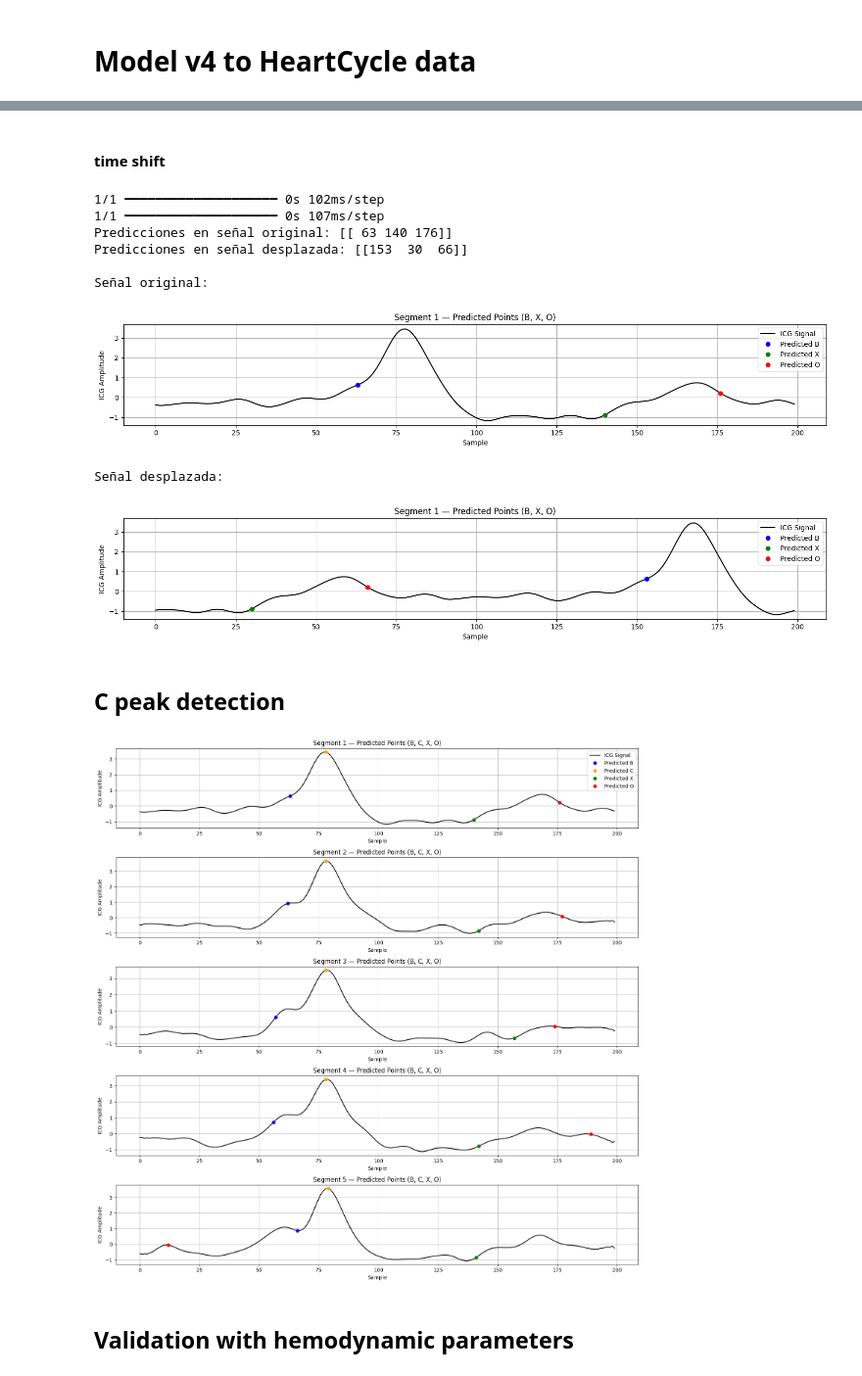
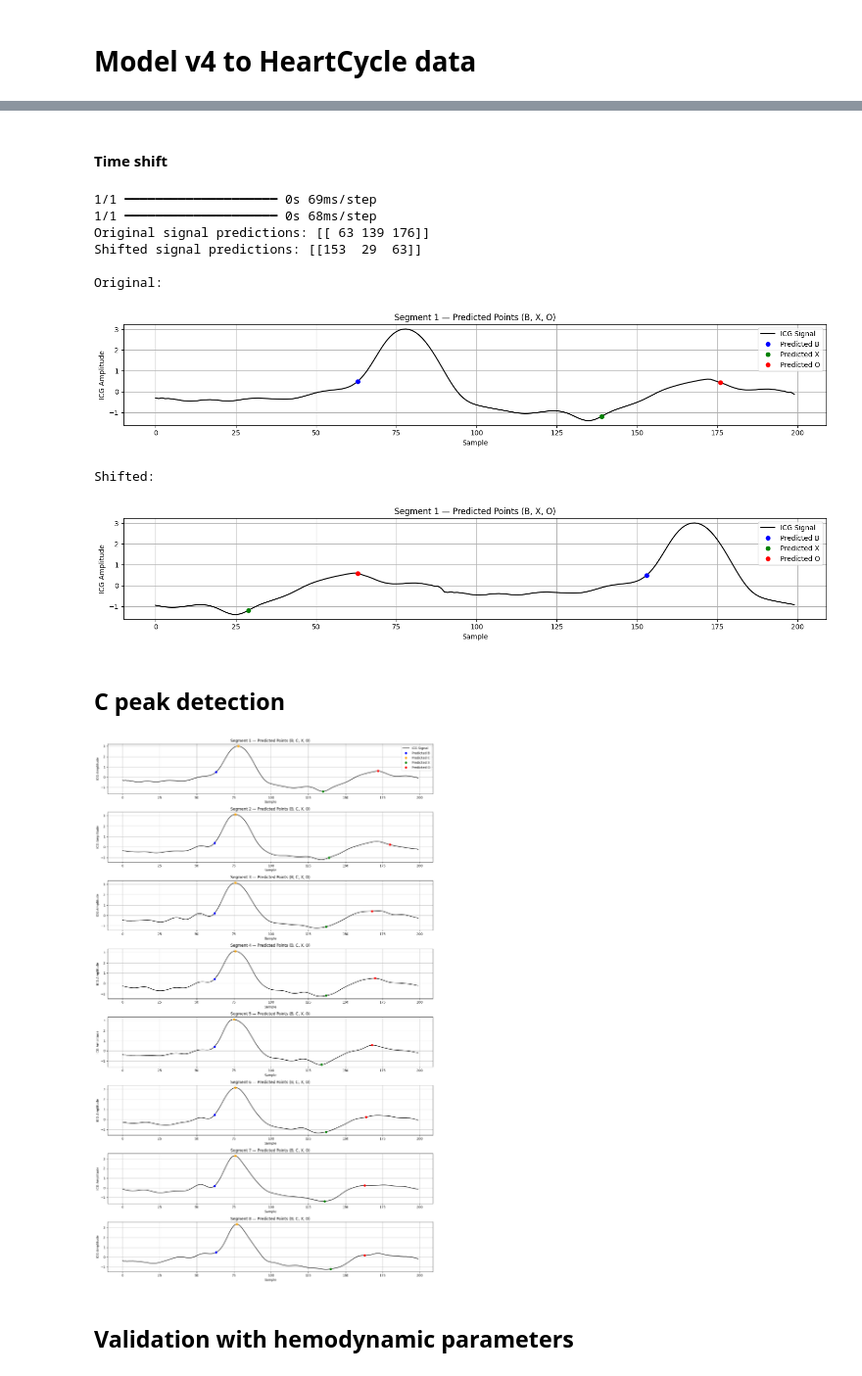
Before and after one commit to eduardo-illueca/icg-project, a Jupyter notebook: Detection/HC_Model_v4.ipynb, the cells around one changed output, grey strips where cells are left out. Shown at 98% size. Cells and saved outputs as stored; diff of their text form; code cells hidden in the pictures.

Commit message:
Refined points + HRV

```diff
--- a/Detection/HC_Model_v4.ipynb
+++ b/Detection/HC_Model_v4.ipynb
@@ -20,9 +22,9 @@ from tensorflow.keras.models import load_model
 # %%
 # mount Google Drive
 drive.mount('/content/drive')
-dir_path = "/content/drive/MyDrive/TFG/Data_HeartCycle/59146237"
+dir_path = "/content/drive/MyDrive/TFG/Data_HeartCycle/59146238"
 
-file_path = '/content/drive/MyDrive/TFG/Data_HeartCycle/59146237/59146237_s0000010.mat'
+file_path = '/content/drive/MyDrive/TFG/Data_HeartCycle/59146238/59146238_s0000041.mat'
 data_hc = sio.loadmat(file_path)
 print(data_hc.keys())
 
@@ -521,5 +424,6 @@ Model input shape: (8, 200, 2)
 # %%
 from google.colab import files
-model = files.upload()
+uploaded = files.upload()
+model = list(uploaded.keys())[0]
 # %% [output]
 [interactive output not drawn]
@@ -578,7 +482,7 @@ X_input = create_model_input(ecg_segments_upsampled, icg_segments_upsampled)
 print("Model input shape:", X_input.shape)  # should be (n_segments, 200, 2)
 
 # 5. Load trained model (3-class B/X/O)
-predictor = load_model('model_divide_2.keras', compile=False)
+predictor = load_model(model, compile=False)
 
 # 6. Predict
 y_pred = predictor.predict(X_input)  # shape: (n_segments, 200, 3)
@@ -618,45 +618,44 @@ Predicted points (B, X, O) on random signal: [[141 194 198]]
 # %% [markdown]
-#### time shift
+#### Time shift
 # %%
-# Selecciona un segmento real (por ejemplo, el primero)
+# Choose a segment and shift
 icg_original = icg_segments_upsampled[0]
 ecg_original = ecg_segments_upsampled[0]
 
-# Desplazamiento circular (por ejemplo, 30 muestras a la derecha)
 shift = 90
 icg_shifted = np.roll(icg_original, shift)
 ecg_shifted = np.roll(ecg_original, shift)
 
-# Crear inputs
+# Create inputs
 X_original = create_model_input(ecg_original[np.newaxis, :], icg_original[np.newaxis, :])
 X_shifted = create_model_input(ecg_shifted[np.newaxis, :], icg_shifted[np.newaxis, :])
 
-# Predecir
+# Predict
 y_pred_original = predictor.predict(X_original)
 y_pred_shifted = predictor.predict(X_shifted)
 
 pred_points_original = extract_predicted_points(y_pred_original)
 pred_points_shifted = extract_predicted_points(y_pred_shifted)
 
-print("Predicciones en señal original:", pred_points_original)
-print("Predicciones en señal desplazada:", pred_points_shifted)
+print("Original signal predictions:", pred_points_original)
+print("Shifted signal predictions:", pred_points_shifted)
 
-# Graficar comparación
-print("\nSeñal original:")
+#plot
+print("\nOriginal:")
 plot_icg_with_predicted_points(X_original[:, :, 0], pred_points_original, n_segments_to_plot=1)
 
-print("\nSeñal desplazada:")
+print("\nShifted:")
 plot_icg_with_predicted_points(X_shifted[:, :, 0], pred_points_shifted, n_segments_to_plot=1)
 # %% [output]
-1/1 ━━━━━━━━━━━━━━━━━━━━ 0s 102ms/step
-1/1 ━━━━━━━━━━━━━━━━━━━━ 0s 107ms/step
-Predicciones en señal original: [[ 63 140 176]]
-Predicciones en señal desplazada: [[153  30  66]]
+1/1 ━━━━━━━━━━━━━━━━━━━━ 0s 69ms/step
+1/1 ━━━━━━━━━━━━━━━━━━━━ 0s 68ms/step
+Original signal predictions: [[ 63 139 176]]
+Shifted signal predictions: [[153  29  63]]
 
-Señal original:
+Original:
-[figure, old version]
+[figure, new version]
-Señal desplazada:
+Shifted:
-[figure, old version]
+[figure, new version]
 # %% [markdown]
 ## C peak detection
 # %%
@@ -693,7 +692,7 @@ def detect_c_peak_after_r(icg_segments, predicted_bxo, offset=50, fs=250):
     predicted_b_c_x_o = np.insert(predicted_bxo, 1, c_indices, axis=1)
     return predicted_b_c_x_o
 # %%
-def plot_icg_with_predicted_points(icg_segments, predicted_points, n_segments_to_plot=5):
+def plot_icg_with_predicted_points(icg_segments, predicted_points, n_segments_to_plot=8):
     """
     Plots ICG segments and marks predicted B, C, X, O points.
     """
@@ -722,13 +721,14 @@ def plot_icg_with_predicted_points(icg_segments, predicted_points, n_segments_to
 # %%
 fs = 250
 offset = int(0.2 * fs)  # 50 if fs = 250 Hz
 
-predicted_bxo = extract_predicted_points(y_pred)  # shape: (n_segments, 3)
-predicted_b_c_x_o = detect_c_peak_after_r(X_input[:, :, 0], predicted_bxo, offset=offset, fs=fs)
+refined_predicted_points = refine_predicted_points(X_input, predicted_labels)
+#predicted_bxo = extract_predicted_points(y_pred)  # shape: (n_segments, 3)
+predicted_b_c_x_o = detect_c_peak_after_r(X_input[:, :, 0], refined_predicted_points, offset=offset, fs=fs) #we are using the refined points
 
 plot_icg_with_predicted_points(X_input[:, :, 0], predicted_b_c_x_o)
 # %% [output]
-[figure, old version]
+[figure, new version]
 # %% [markdown]
 ## Validation with hemodynamic parameters
 # %%
```
Also changed, not shown: parts of 43 cells of this notebook.
